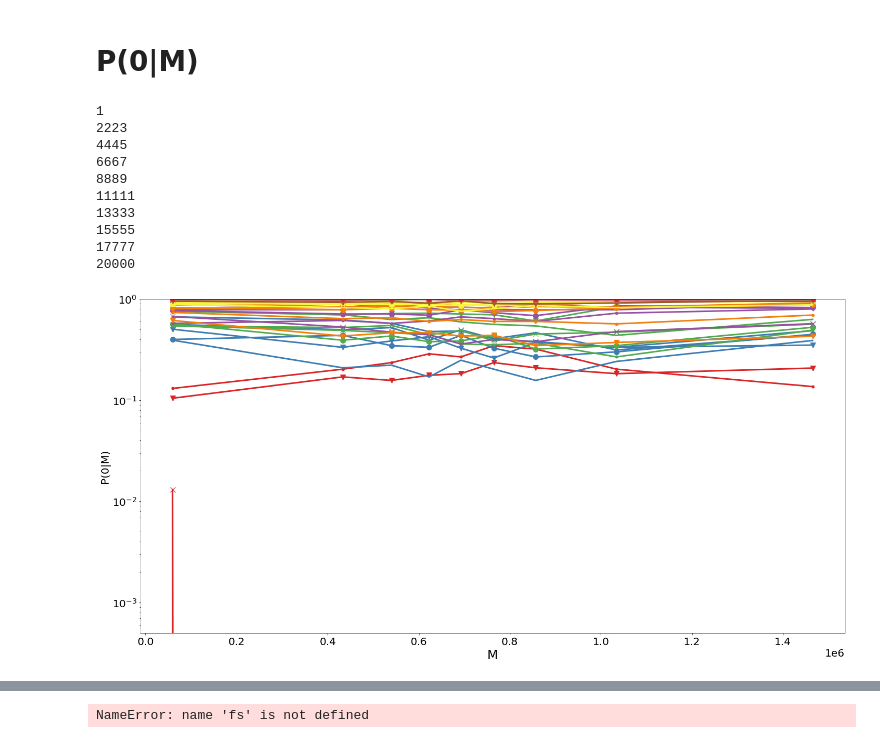
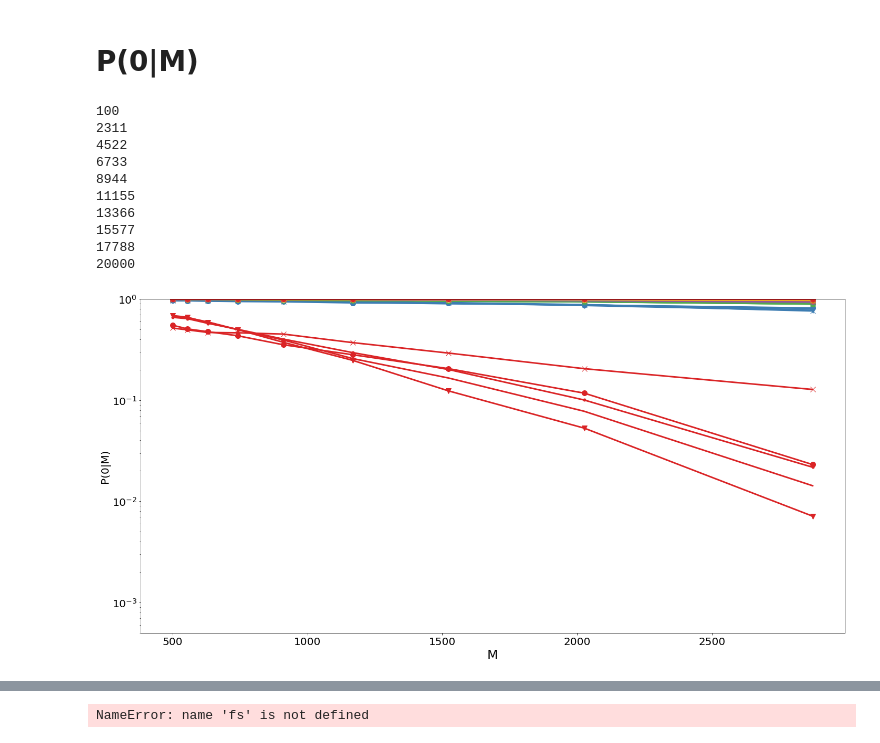
Before and after one commit to fvalle1/phd, a Jupyter notebook: mouse_Atlas/Mouse_exploration.ipynb, the cells around one changed output, grey strips where cells are left out. Cells and saved outputs as stored; diff of their text form; code cells hidden in the pictures.

```diff
--- a/mouse_Atlas/Mouse_exploration.ipynb
+++ b/mouse_Atlas/Mouse_exploration.ipynb
@@ -13,9 +13,11 @@ cmap1 = plt.get_cmap("tab20")
 cmap2 = plt.get_cmap("tab20b")
 cmap3 = plt.get_cmap("tab20c")
 cmap4 = plt.get_cmap("Accent")
-def colors():
-    for c in np.concatenate((cmap1(np.arange(20)), cmap2(np.arange(20)), cmap3(np.arange(20)),cmap4(np.arange(8)))):
-        yield c
+colors = {tissue: c for tissue, c in zip (np.load("all_org.npy"), np.concatenate((cmap1(np.arange(20)), cmap2(np.arange(20)), cmap3(np.arange(20)),cmap4(np.arange(8)))))}
+colors["Bone-Marrow"]=colors["Marrow"]
+colors["Bone-Marrow_c-kit"]=colors["Marrow"]
+colors["Male Fetal Gonad"]=colors["Male (fetal) Gonad"]
+
 
 os.chdir("/home/fvalle/phd/mouse_Atlas/")
 sys.path.append("/home/fvalle/phd/")
@@ -37,7 +39,7 @@ def get_files():
     os.chdir("../")
 # %%
 #os.system('cd data && gunzip $(ls | grep -e "[a-zA-Z0-9\.\__].gz") && cd ..')
-data_source ="tm"
+data_source ="gtex"
 files = os.listdir(data_source)
 #rs = np.random.RandomState(seed=42)
 #rs.shuffle(files)
@@ -406,10 +464,14 @@ M = data["M"]
 cv2 = data['cv2']
 diffWords = data['diffWords']
 means_nozero = data['means_nonzero']
-n_expressed_genes = data['n_expressed']
-n_genes = data['n_genes']
-frac_of = data['frac_of']
-cell_zeros = data['cell_zeros']
+if 'n_expressed' in data.keys():
+    n_expressed_genes = data['n_expressed']
+if 'n_genes' in data.keys():
+    n_genes = data['n_genes']
+if 'frac_of' in data.keys():
+    frac_of = data['frac_of']
+if 'cell_zeros' in data.keys():
+    cell_zeros = data['cell_zeros']
 # %%
 #A = df.sum(axis=1)
 #f = A/A.sum()
@@ -980,45 +1087,45 @@ def markers():
     for m in ['x', 'o', '.', ',', 'v', '>', '<', '1', '2', '3', '4', '5', '6', '7', '8', '9']:
         yield m
 
-subdf = pd.read_csv("tm/mainTable_Bladder-counts.csv.csv", index_col=0)
+subdf = pd.read_csv("mca/mainTable_Bone-Marrow_c-kit.csv", index_col=0)
 M = subdf.sum(0)
 results = pd.DataFrame(columns=["rank", "a", "b", "f", "f_"])
-for under_limit in np.linspace(1, 2e4, num=10, dtype=int):
+for under_limit in np.linspace(100, 2e4, num=10, dtype=int):
     print(under_limit)
     color = next(palette)
     markers_cycle = markers()
     p0mdata, M_bins, F = p0m(subdf, M, limits=(under_limit,under_limit+5))
     tmp = []
     for g in p0mdata.keys():
         tmp.append(p0mdata[g])
         plt.plot(M_bins, p0mdata[g], label=g, c=color, marker = next(markers_cycle))
     tmp=np.average(tmp, 0)
     try:
         popt, pcov = curve_fit(lambda x, a, b: a - b*x, M_bins, tmp)
         results = results.append(pd.Series(name=under_limit, data=[under_limit, popt[0], popt[1], F[0], F[1]], index=["rank", "a", "b", "f", "f_"]))
     except:
         print(*sys.exc_info())
 del subdf
 del M
 plt.yscale('log')
 
 plt.xlabel("M", fontsize=24)
 plt.ylabel("P(0|M)")
 
 plt.ylim(5e-4,1)
 
 #plt.legend(ncol=3)
 fig.savefig("logpm.pdf")
 fig.savefig("logpm.png")
 # %% [output]
-1
-2223
-4445
-6667
-8889
-11111
-13333
-15555
-17777
+100
+2311
+4522
+6733
+8944
+11155
+13366
+15577
+17788
 20000
-[figure, old version]
+[figure, new version]
```
Also changed, not shown: parts of 12 cells of this notebook, 7 other files.
